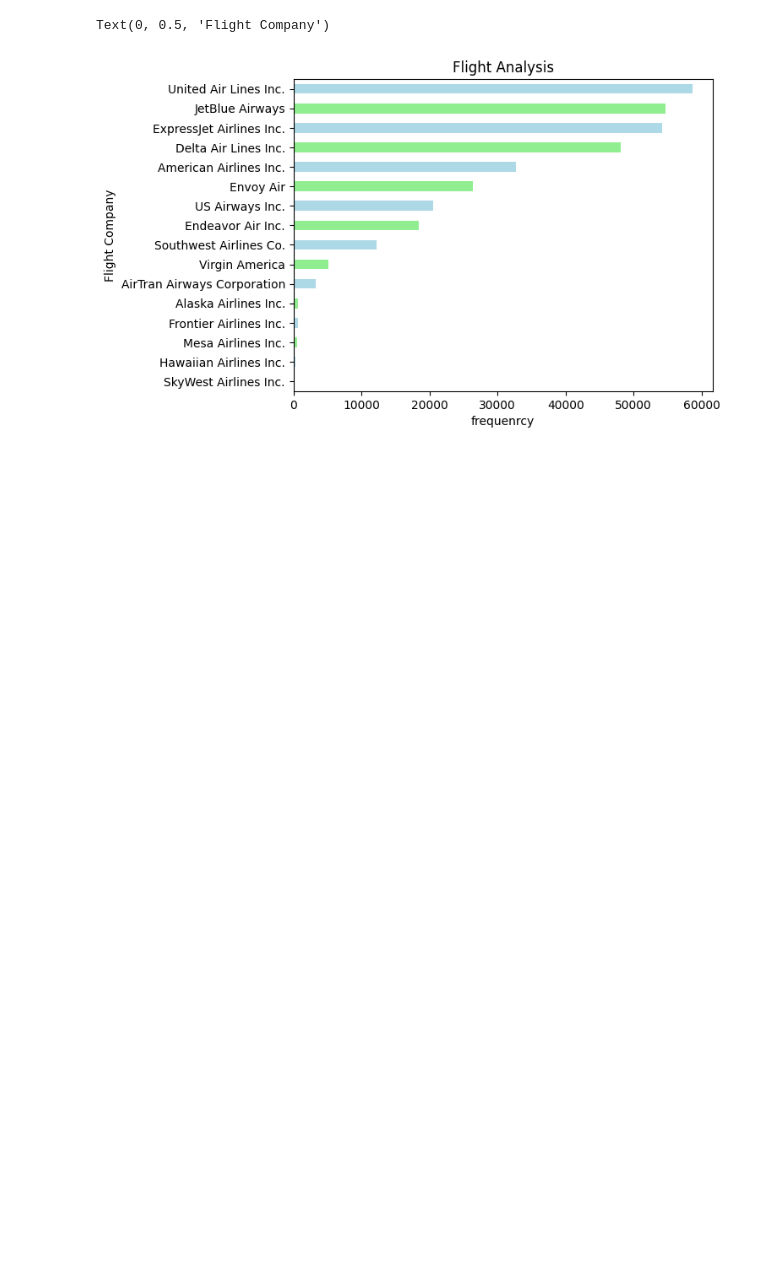
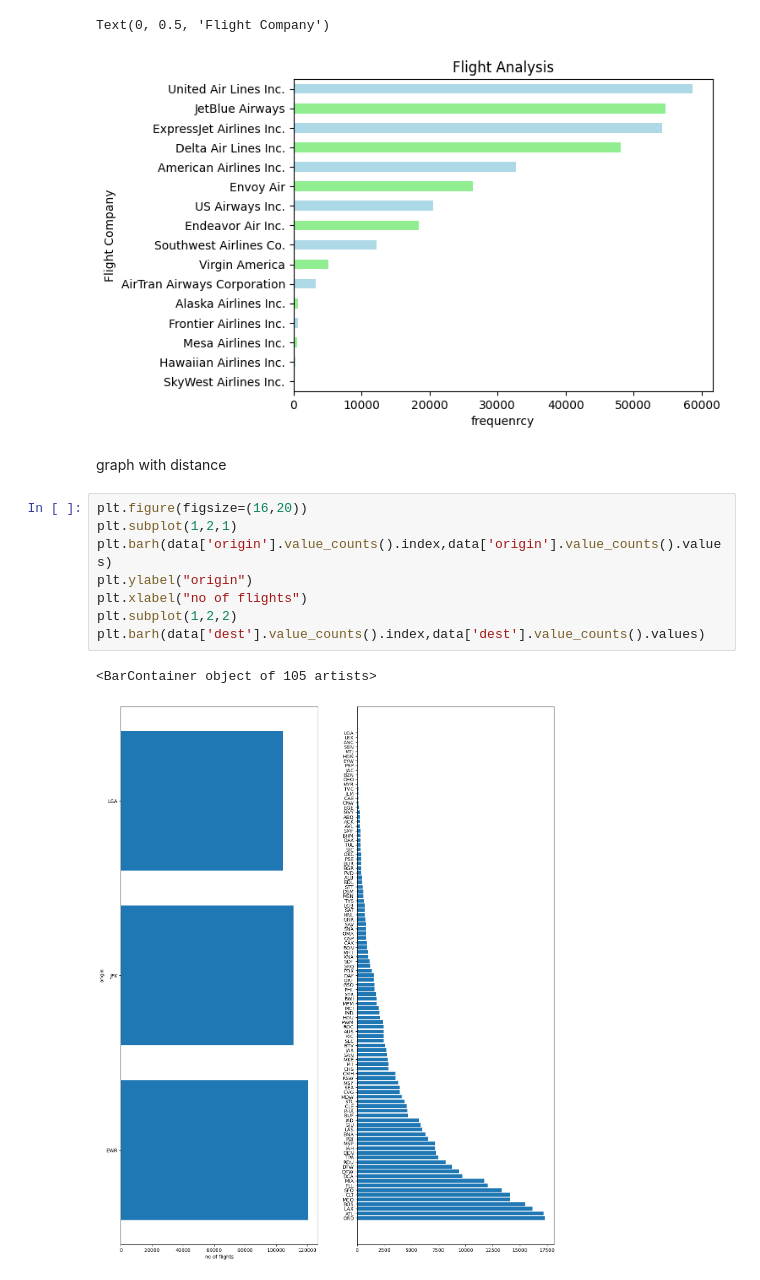
Before and after one commit to Geetik-sharma/all-c-programs, a Jupyter notebook: projects/flight.ipynb, the cells around one changed output. Cells and saved outputs as stored; diff of their text form; blank space fills up the shorter version.

```diff
--- a/projects/flight.ipynb
+++ b/projects/flight.ipynb
@@ -213,3 +213,16 @@ plt.ylabel("Flight Company")
 # %% [output]
 Text(0, 0.5, 'Flight Company')
 [figure]
+# %% [markdown]
+graph with distance
+# %%
+plt.figure(figsize=(16,20))
+plt.subplot(1,2,1)
+plt.barh(data['origin'].value_counts().index,data['origin'].value_counts().values)
+plt.ylabel("origin")
+plt.xlabel("no of flights")
+plt.subplot(1,2,2)
+plt.barh(data['dest'].value_counts().index,data['dest'].value_counts().values)
+# %% [output]
+<BarContainer object of 105 artists>
+[figure, added]
```
Also changed, not shown: parts of 5 cells of this notebook.
